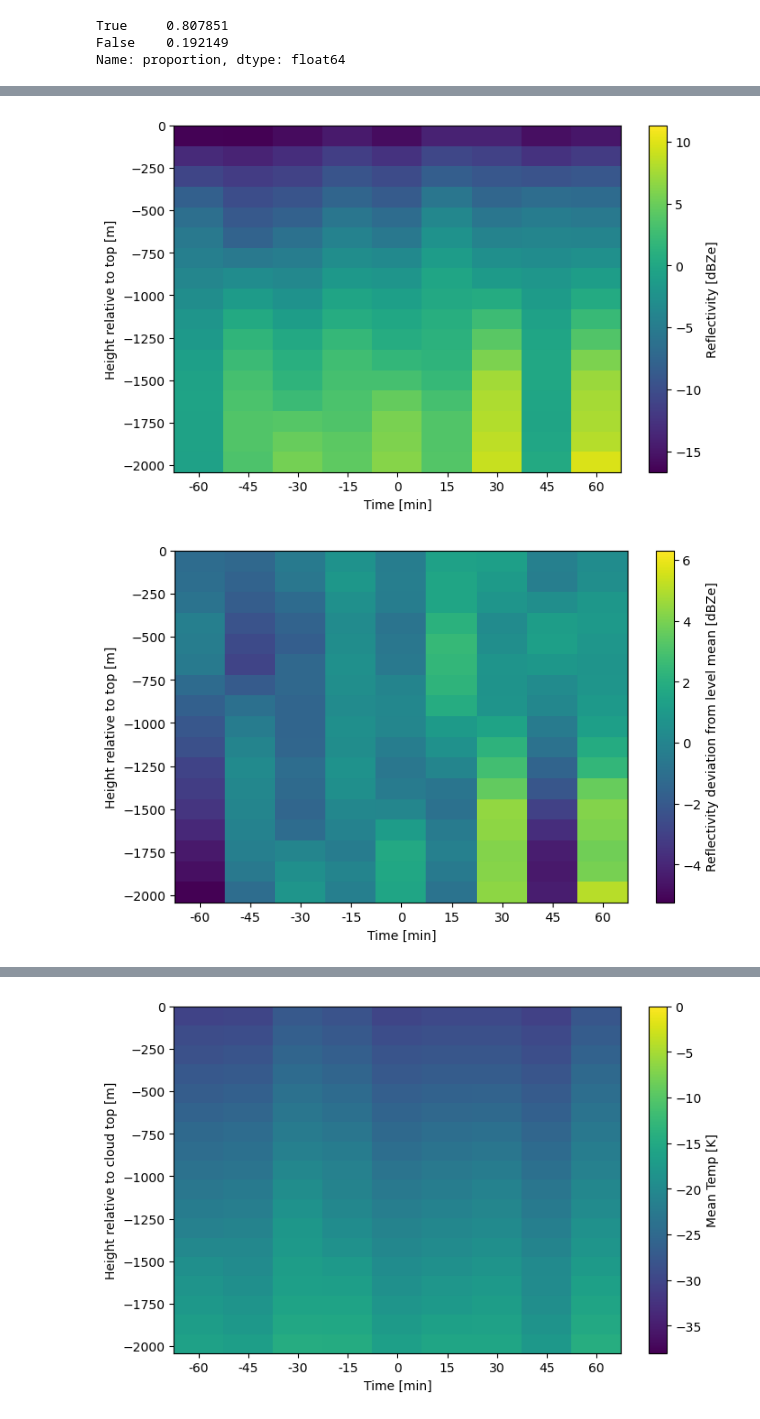
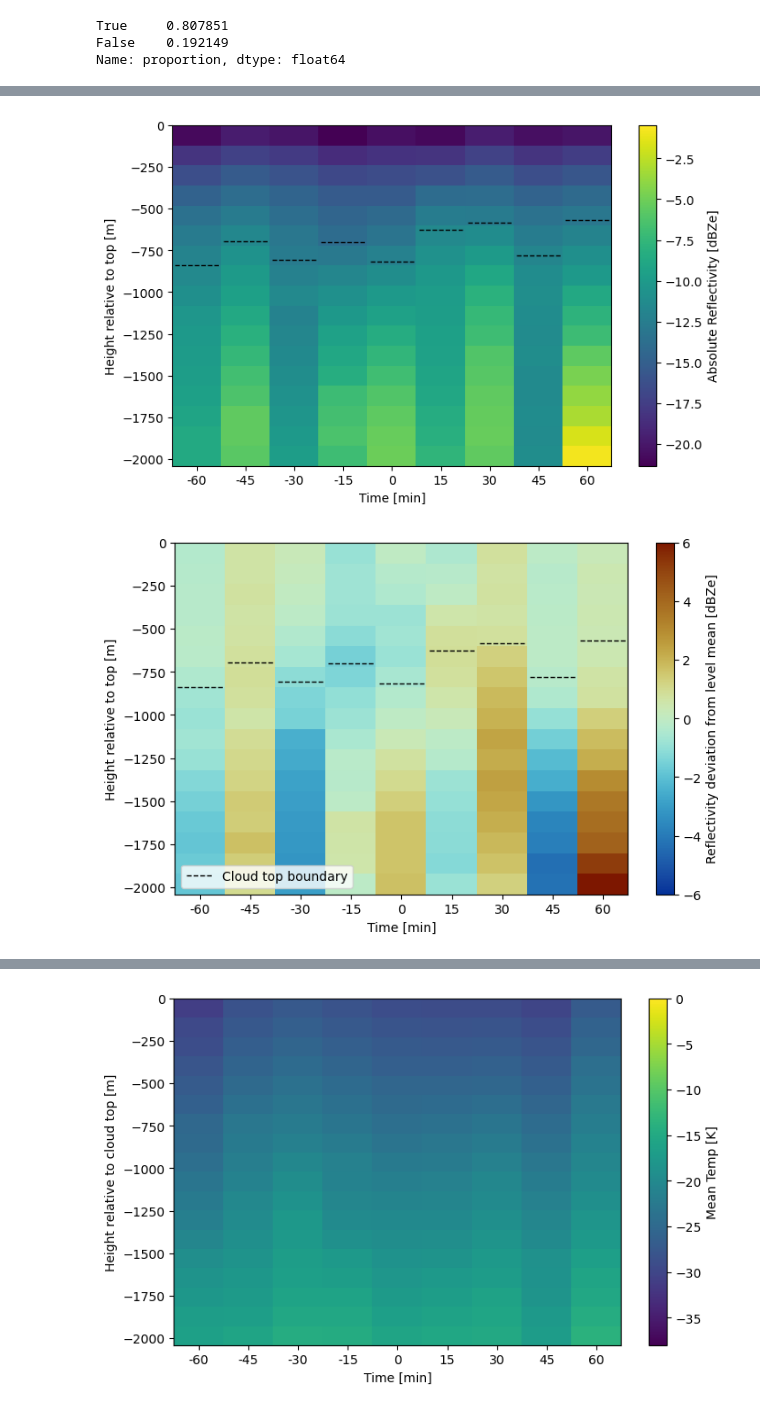
Before and after one commit to DragomirNikolov/MSGI, a Jupyter notebook: plotting/bulk_plots.ipynb, the cells around one changed output, grey strips where cells are left out. Cells and saved outputs as stored; diff of their text form; code cells hidden in the pictures.

Commit message:
Update to bulk statistics to handle uncolocated files and bulk plots

```diff
--- a/plotting/bulk_plots.ipynb
+++ b/plotting/bulk_plots.ipynb
@@ -364,3 +393,4 @@ def optical_depth_path(row):
 # Calculate total optical depth per cloud
 bulk_data_df_split["2km_cot"] = bulk_data_df_split.apply(lambda row: optical_depth_path(row)["tau"][-1], axis=1)
 bulk_data_df_split["continious_cloud"] = bulk_data_df_split.apply(lambda row: ((optical_depth_path(row)["tau"][1:]-optical_depth_path(row)["tau"][:-1])>5*1e-4).all(), axis=1)
+bulk_data_df_split["ct_depth"]=bulk_data_df_split.apply(calculate_top_depth,axis=1)
@@ -509,0 +545,18 @@ plt.show()
+# %%
+# Filter only for clouds that survive after glaciation
+bulk_data_filtered = bulk_data_df_split[bulk_data_df_split.track_length / pd.Timedelta(minutes=15) > bulk_data_df_split["Glac_peak_ind"]]
+# Filter for cloud lifetime - not too long
+bulk_data_filtered = bulk_data_filtered[bulk_data_filtered.track_length < pd.Timedelta(hours=12)]
+
+# Filter for significant bulk optical thickness
+bulk_data_filtered = bulk_data_filtered[bulk_data_filtered["2km_cot"]>0.3]
+# Select only one pass where 2 are available
+bulk_data_filtered = bulk_data_filtered.drop_duplicates(subset="Cloud_ID", keep="first")
+# Filter for cclouds where extinction doesn't drop in the 2 kilometers
+bulk_data_filtered = bulk_data_filtered[bulk_data_filtered["continious_cloud"]]
+# Filter for cloud type
+bulk_data_filtered= bulk_data_filtered[bulk_data_filtered["Cloud type"].isin(["Altostratus", "Nimbostratus", "Stratocumulus", "Stratus"])]
+
+bulk_data_filtered = bulk_data_filtered[bulk_data_filtered.avg_ctt-273.15 < 0]
+bulk_data_filtered = bulk_data_filtered[bulk_data_filtered.avg_ctt-273.15 > -36]
+bulk_data_filtered
@@ -573,9 +592,11 @@ bulk_data_filtered
 # %%
-def extract_bulk_data(df):
+def extract_bulk_samples(df):
     Z_meas = {}
     t_meas = {}
+    ext_meas = {}
     for rel_ind in np.sort(df.rel_ind.unique()):
         Z_meas[rel_ind]=np.vstack(df[df["rel_ind"]==rel_ind]["Z_bulk_means"].to_numpy())
         t_meas[rel_ind]=np.vstack(df[df["rel_ind"]==rel_ind]["temp_bulk_means"].to_numpy())
-    return Z_meas, t_meas
-Z_meas, t_meas = extract_bulk_data(bulk_data_filtered)
+        ext_meas[rel_ind]=df[df["rel_ind"]==rel_ind]["ct_depth"].to_numpy()
+    return Z_meas, t_meas, ext_meas
+Z_meas, t_meas, ext_meas = extract_bulk_samples(bulk_data_filtered)
@@ -674,12 +669,14 @@ inds = np.arange(ind_range[0], ind_range[1])   # -5, -4, ..., 4
 # or:
 y_levels = test_row["bulk_level_offset_top_m"]
 plot_map = np.zeros((len(y_levels), len(inds)))
+ext_lev = np.zeros((len(inds)))
 
 for col, ind in enumerate(inds):
-    dbZ = 10*np.log10(Z_meas[ind])
+    dbZ = Z_meas[ind]
     dbZ[~np.isfinite(dbZ)]=np.nan
 
     plot_map[:, col] = np.nanmean(dbZ,axis=0)
+    ext_lev[col] = np.nanmean(ext_meas[ind])
 
 level_means = np.tile(plot_map.mean(axis=1)[:,np.newaxis],ind_range[1]-ind_range[0])
 
@@ -699,16 +696,17 @@ plt.imshow(
 )
 
 # plt.hlines(-(np.argmax(plot_map-level_means,axis=0)+0.5)*120,inds-0.45, inds+0.45,linestyles="dashed",colors="black",linewidth=1)
+plt.hlines(-ext_lev,inds-0.45, inds+0.45,linestyles="dashed",colors="black",linewidth=1)
 
 plt.xticks(inds, inds*15)
 plt.xlabel("Time [min]")
 plt.ylabel("Height relative to top [m]")
 
 plt.ylim(y_levels[-1], y_levels[0])  # bottom negative, top 0
-plt.colorbar(label="Reflectivity [dBZe]")
+plt.colorbar(label="Absolute Reflectivity [dBZe]")
 plt.show()
 # %% [output]
-[figure, old version]
+[figure, new version]
 # %%
 
 import numpy as np
@@ -724,39 +722,44 @@ y_levels = test_row["bulk_level_offset_top_m"]
 plot_map = np.zeros((len(y_levels), len(inds)))
 
 for col, ind in enumerate(inds):
-    dbZ = 10*np.log10(Z_meas[ind])
+    dbZ = Z_meas[ind]
     dbZ[~np.isfinite(dbZ)]=np.nan
-
+    ext_lev[col] = np.nanmean(ext_meas[ind])
     plot_map[:, col] = np.nanmean(dbZ,axis=0)
 
 level_means = np.tile(plot_map.mean(axis=1)[:,np.newaxis],ind_range[1]-ind_range[0])
 
 
 plt.figure(figsize=(8, 5))
 
 plt.imshow(
     plot_map-level_means,
     aspect="auto",
     origin="upper",
     extent=[
         inds[0] - 0.5,
         inds[-1] + 0.5,
         test_row["bulk_level_offset_bottom_m"][-1],
         0,
     ],
+    cmap=cm.roma_r,
+    vmax=6,
+    vmin=-6
 )
+plt.hlines(-ext_lev,inds-0.45, inds+0.45,linestyles="dashed",colors="black",linewidth=1, label="Cloud top boundary")
 
 # plt.hlines(-(np.argmax(plot_map-level_means,axis=0)+0.5)*120,inds-0.45, inds+0.45,linestyles="dashed",colors="black",linewidth=1)
 
 plt.xticks(inds, inds*15)
 plt.xlabel("Time [min]")
 plt.ylabel("Height relative to top [m]")
 
 plt.ylim(y_levels[-1], y_levels[0])  # bottom negative, top 0
 plt.colorbar(label="Reflectivity deviation from level mean [dBZe]")
+plt.legend(loc="lower left")
 plt.show()
 # %% [output]
-[figure, old version]
+[figure, new version]
 # %%
 import numpy as np
 import matplotlib.pyplot as plt
```
Also changed, not shown: parts of 58 cells of this notebook, 4 other files.
